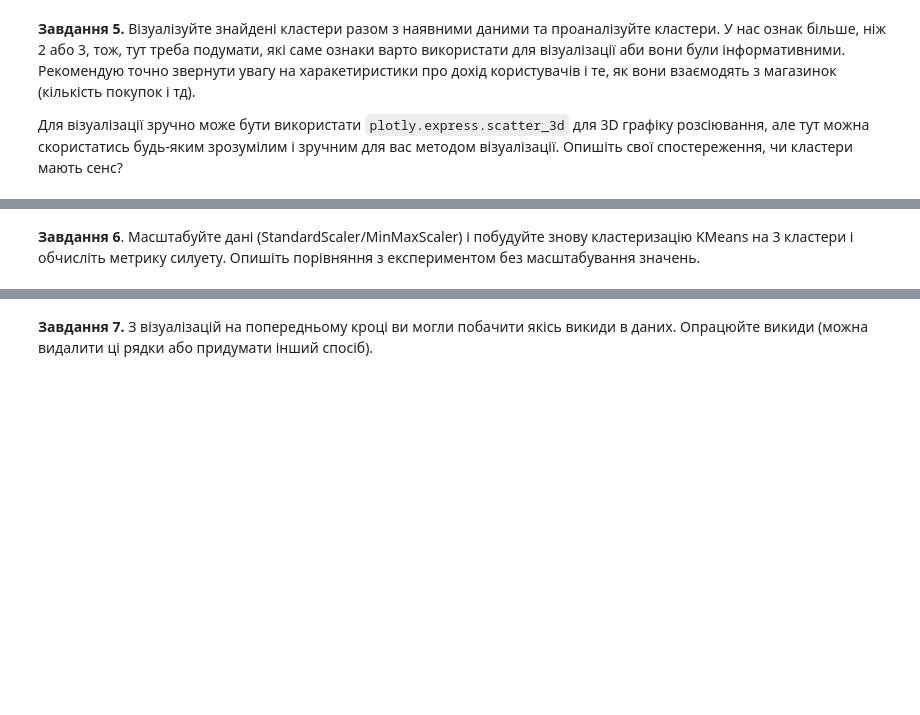
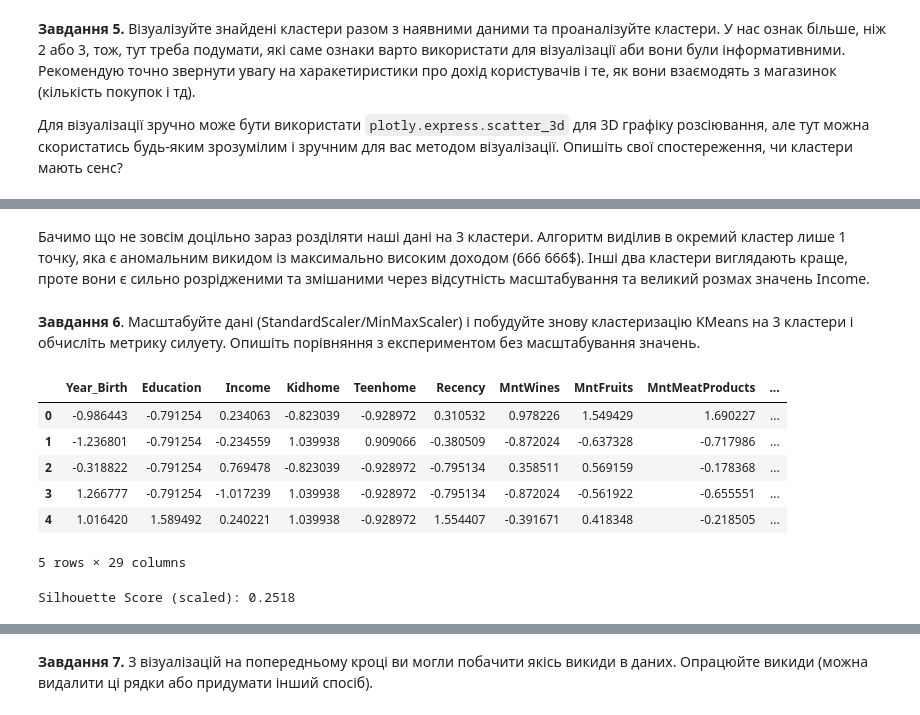
Before and after one commit to sekhahelina/ML_tasks, a Jupyter notebook: Module3/HW_Алгоритми_кластеризації.ipynb, the cells around one changed output, grey strips where cells are left out. Cells and saved outputs as stored; diff of their text form; code cells hidden in the pictures; blank space fills up the shorter version.

```diff
--- a/Module3/HW_Алгоритми_кластеризації.ipynb
+++ b/Module3/HW_Алгоритми_кластеризації.ipynb
@@ -60,0 +233,5 @@ Customer Personality Analysis - це аналіз різних сегменті
+# %%
+data['Dt_Customer'] = pd.to_datetime(data['Dt_Customer'], format='%d-%m-%Y')
+
+max_date = data['Dt_Customer'].max()
+data['Customer_Days'] = (max_date - data['Dt_Customer']).dt.days
@@ -63,3 +270,11 @@ Customer Personality Analysis - це аналіз різних сегменті
 1. Запишіть в змінну X ті дані, які будете кластеризувати.
 2. Побудуйте кластеризацію з KMeans на 3 кластери.
 3. Обчисліть метрику силуету для цієї кластеризації.
+# %%
+X = data.drop(columns = ['Marital_Status', 'Dt_Customer'])
+
+kmeans = KMeans(n_clusters=3)
+labels = kmeans.fit_predict(X)
+
+score = silhouette_score(X, labels)
+print(f"Silhouette Score: {score:.4f}")
@@ -69,0 +298,11 @@ Customer Personality Analysis - це аналіз різних сегменті
+# %%
+X['Total_Mnt'] = X['MntWines'] + X['MntFruits'] + X['MntMeatProducts'] + X['MntFishProducts'] + X['MntSweetProducts'] + X['MntGoldProds']
+
+fig = px.scatter_3d(
+    X,
+    x='Income',
+    y='Total_Mnt',
+    z='Customer_Days',
+    color=labels
+)
+fig.show()
@@ -70,2 +311,27 @@ Customer Personality Analysis - це аналіз різних сегменті
+# %% [markdown]
+Бачимо що не зовсім доцільно зараз розділяти наші дані на 3 кластери. Алгоритм виділив в окремий кластер лише 1 точку, яка є аномальним викидом із максимально високим доходом (666 666$). Інші два кластери виглядають краще, проте вони є сильно розрідженими та змішаними через відсутність масштабування та великий розмах значень Income.
 # %% [markdown]
 **Завдання 6**. Масштабуйте дані (StandardScaler/MinMaxScaler) і побудуйте знову кластеризацію KMeans на 3 кластери і обчисліть метрику силуету. Опишіть порівняння з експериментом без масштабування значень.
+# %%
+scaler = StandardScaler()
+X_scaled = scaler.fit_transform(X)
+
+X_scaled_df = pd.DataFrame(X_scaled, columns=X.columns)
+# %%
+X_scaled_df.head()
+# %% [output]
+|  | Year_Birth | Education | Income | Kidhome | Teenhome | Recency | MntWines | MntFruits | MntMeatProducts | ... |
+| 0 | -0.986443 | -0.791254 | 0.234063 | -0.823039 | -0.928972 | 0.310532 | 0.978226 | 1.549429 | 1.690227 | ... |
+| 1 | -1.236801 | -0.791254 | -0.234559 | 1.039938 | 0.909066 | -0.380509 | -0.872024 | -0.637328 | -0.717986 | ... |
+| 2 | -0.318822 | -0.791254 | 0.769478 | -0.823039 | -0.928972 | -0.795134 | 0.358511 | 0.569159 | -0.178368 | ... |
+| 3 | 1.266777 | -0.791254 | -1.017239 | 1.039938 | -0.928972 | -0.795134 | -0.872024 | -0.561922 | -0.655551 | ... |
+| 4 | 1.016420 | 1.589492 | 0.240221 | 1.039938 | -0.928972 | 1.554407 | -0.391671 | 0.418348 | -0.218505 | ... |
+5 rows × 29 columns
+# %%
+kmeans = KMeans(n_clusters=3, random_state=42)
+labels_scaled = kmeans.fit_predict(X_scaled_df)
+
+score_scaled = silhouette_score(X_scaled_df, labels_scaled)
+print(f"Silhouette Score (scaled): {score_scaled:.4f}")
+# %% [output]
+Silhouette Score (scaled): 0.2518
```
Also changed, not shown: parts of 33 cells of this notebook.
